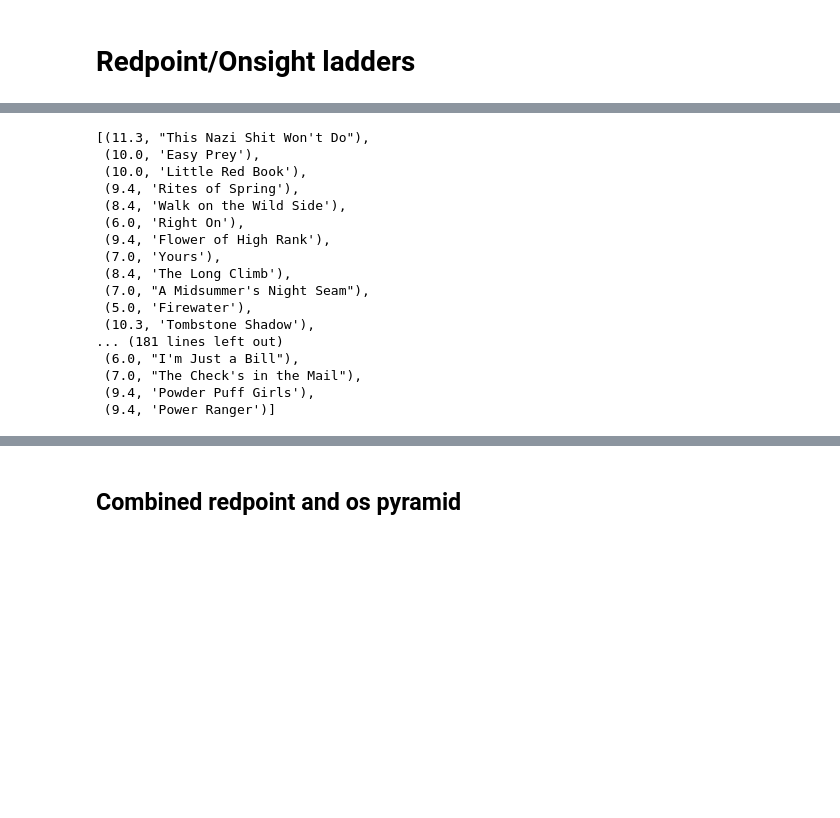
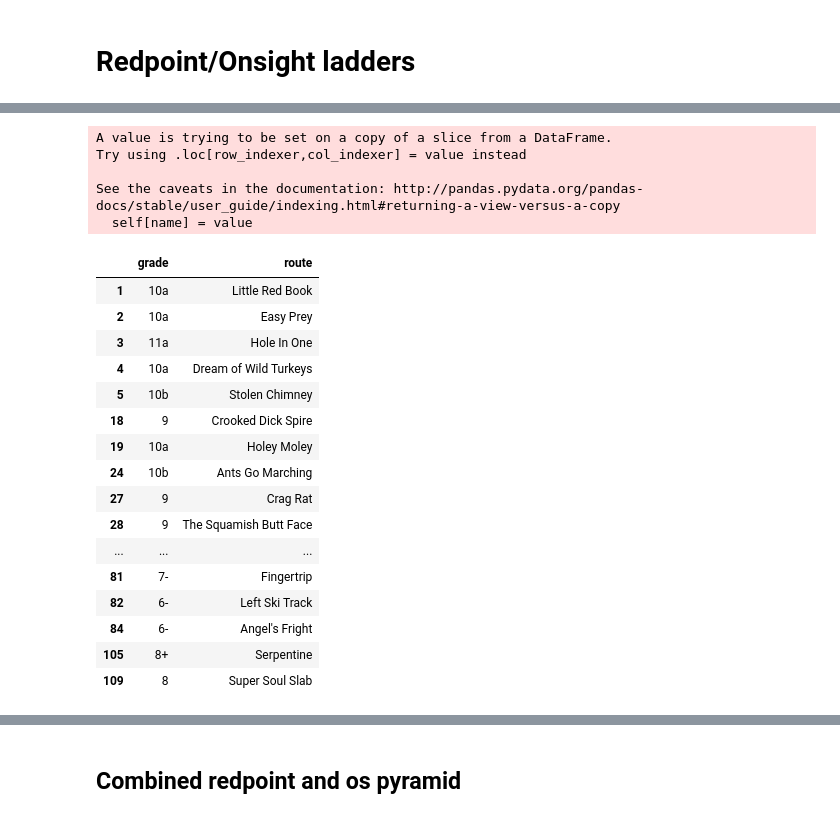
Before and after one commit to Tclack88/MountainProject, a Jupyter notebook: rp_os_pyramids.ipynb, the cells around one changed output, grey strips where cells are left out. Saved outputs shown, nothing was run; the diff lists cells and outputs as text; code cells hidden in the pictures; blank space fills up the shorter version.

```diff
--- a/rp_os_pyramids.ipynb
+++ b/rp_os_pyramids.ipynb
@@ -66,25 +117,28 @@ def grade_to_letter(grade):
 # %%
 successful_climbs = data[(data.lead_style == 'Redpoint') | (data.lead_style =='Onsight')]
-grades = successful_climbs.grade.to_list()
-routes = successful_climbs.route.to_list()
-
-grade_route_tuples = list(zip(grades,routes))
-grade_route_tuples
+successful_climbs.grade = successful_climbs.grade.apply(lambda x: grade_to_letter(x_round(x)))
+successful_climbs_stack = successful_climbs[['grade','route']]
+successful_climbs_stack
 # %% [output]
-[(11.3, "This Nazi Shit Won't Do"),
- (10.0, 'Easy Prey'),
- (10.0, 'Little Red Book'),
- (9.4, 'Rites of Spring'),
- (8.4, 'Walk on the Wild Side'),
- (6.0, 'Right On'),
- (9.4, 'Flower of High Rank'),
- (7.0, 'Yours'),
- (8.4, 'The Long Climb'),
- (7.0, "A Midsummer's Night Seam"),
- (5.0, 'Firewater'),
- (10.3, 'Tombstone Shadow'),
-... (181 lines left out)
- (6.0, "I'm Just a Bill"),
- (7.0, "The Check's in the Mail"),
- (9.4, 'Powder Puff Girls'),
- (9.4, 'Power Ranger')]
+A value is trying to be set on a copy of a slice from a DataFrame.
+Try using .loc[row_indexer,col_indexer] = value instead
+
+See the caveats in the documentation: http://pandas.pydata.org/pandas-docs/stable/user_guide/indexing.html#returning-a-view-versus-a-copy
+  self[name] = value
+|  | grade | route |
+| 1 | 10a | Little Red Book |
+| 2 | 10a | Easy Prey |
+| 3 | 11a | Hole In One |
+| 4 | 10a | Dream of Wild Turkeys |
+| 5 | 10b | Stolen Chimney |
+| 18 | 9 | Crooked Dick Spire |
+| 19 | 10a | Holey Moley |
+| 24 | 10b | Ants Go Marching |
+| 27 | 9 | Crag Rat |
+| 28 | 9 | The Squamish Butt Face |
+| ... | ... | ... |
+| 81 | 7- | Fingertrip |
+| 82 | 6- | Left Ski Track |
+| 84 | 6- | Angel's Fright |
+| 105 | 8+ | Serpentine |
+| 109 | 8 | Super Soul Slab |
```
Also changed, not shown: parts of 16 cells of this notebook.
